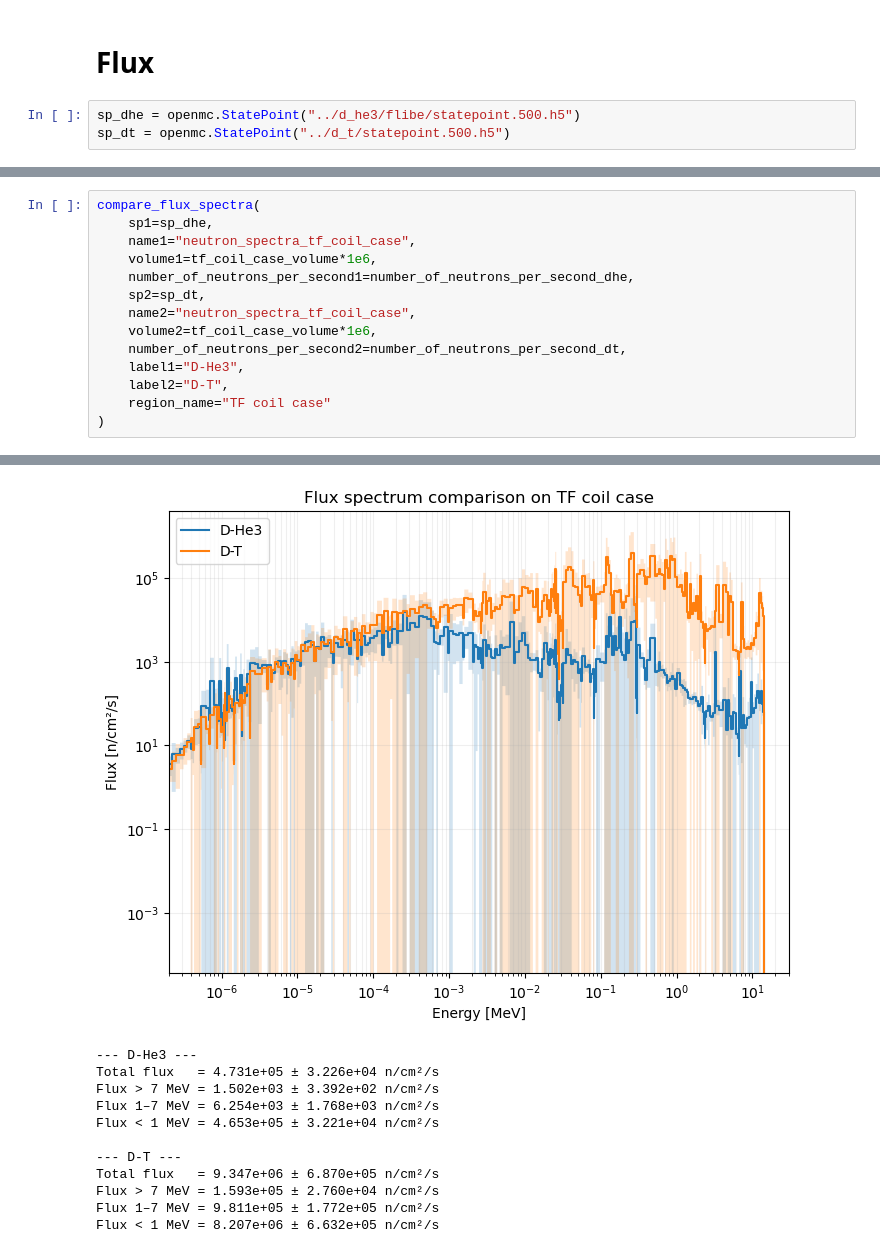
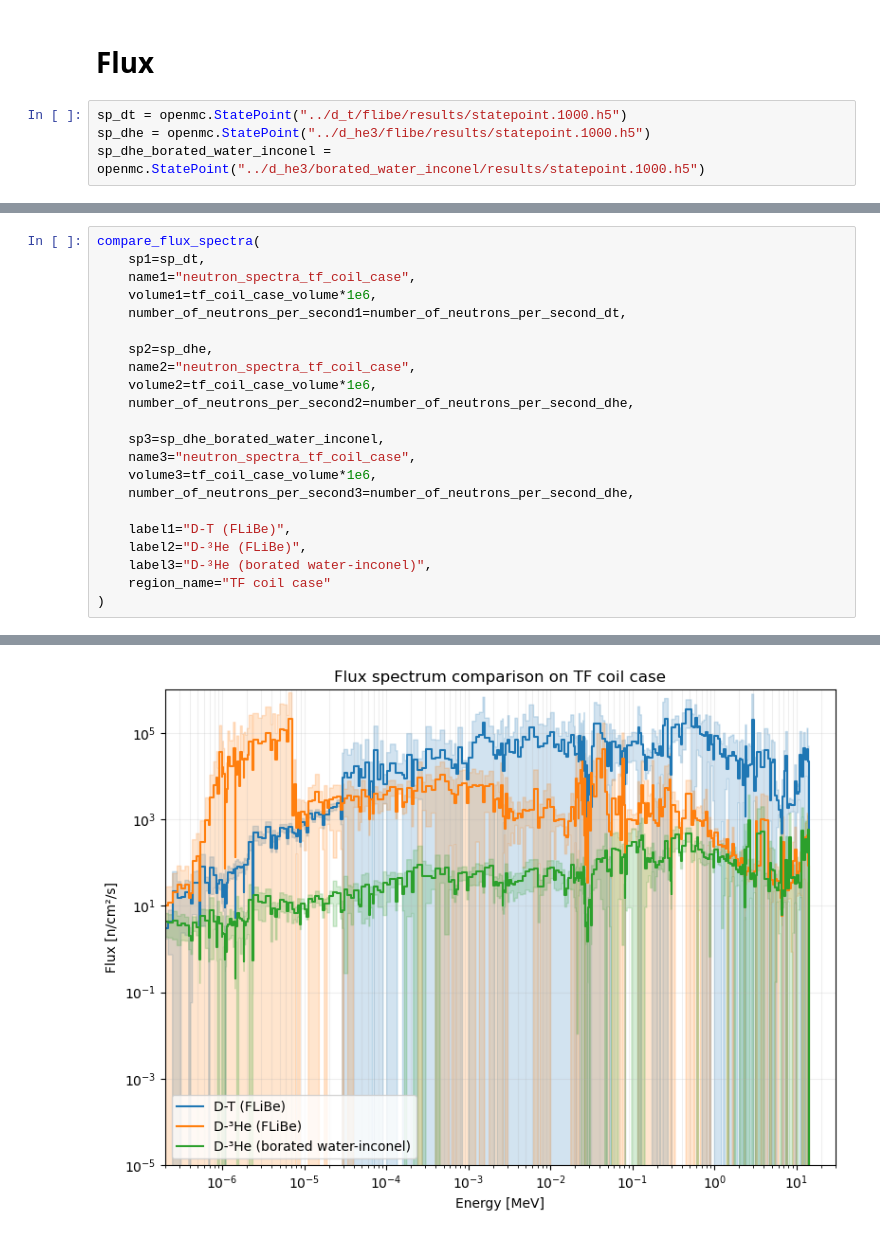
Before and after one commit to davidepettinari/fusion_fuel_concepts_explorer, a Jupyter notebook: models/comparison/dt_dhe3.ipynb, the cells around one changed output, grey strips where cells are left out. Cells and saved outputs as stored; diff of their text form.

```diff
--- a/models/comparison/dt_dhe3.ipynb
+++ b/models/comparison/dt_dhe3.ipynb
@@ -57,8 +57,9 @@ D-T: Number of neutrons per second 1.8508581069096337e+20
 # %% [markdown]
 # Flux
 # %%
-sp_dhe = openmc.StatePoint("../d_he3/flibe/statepoint.500.h5")
-sp_dt = openmc.StatePoint("../d_t/statepoint.500.h5")
+sp_dt = openmc.StatePoint("../d_t/flibe/results/statepoint.1000.h5")
+sp_dhe = openmc.StatePoint("../d_he3/flibe/results/statepoint.1000.h5")
+sp_dhe_borated_water_inconel = openmc.StatePoint("../d_he3/borated_water_inconel/results/statepoint.1000.h5")
 # %%
 def compare_flux_spectra(
     sp1, name1, volume1, number_of_neutrons_per_second1,
@@ -206,15 +240,23 @@ Flux < 1 MeV = 1.059e+07 ± 1.688e+06 n/cm²/s
 # %%
 compare_flux_spectra(
-    sp1=sp_dhe,
+    sp1=sp_dt,
     name1="neutron_spectra_tf_coil_case",
     volume1=tf_coil_case_volume*1e6,
-    number_of_neutrons_per_second1=number_of_neutrons_per_second_dhe,
-    sp2=sp_dt,
+    number_of_neutrons_per_second1=number_of_neutrons_per_second_dt,
+
+    sp2=sp_dhe,
     name2="neutron_spectra_tf_coil_case",
     volume2=tf_coil_case_volume*1e6,
-    number_of_neutrons_per_second2=number_of_neutrons_per_second_dt,
-    label1="D-He3",
-    label2="D-T",
+    number_of_neutrons_per_second2=number_of_neutrons_per_second_dhe,
+
+    sp3=sp_dhe_borated_water_inconel,
+    name3="neutron_spectra_tf_coil_case",
+    volume3=tf_coil_case_volume*1e6,
+    number_of_neutrons_per_second3=number_of_neutrons_per_second_dhe,
+
+    label1="D-T (FLiBe)",
+    label2="D-³He (FLiBe)",
+    label3="D-³He (borated water-inconel)",
     region_name="TF coil case"
 )
 # %% [output]
@@ -221,12 +280 @@ compare_flux_spectra(
-[figure, old version]
+[figure, new version]
---- D-He3 ---
-Total flux   = 4.731e+05 ± 3.226e+04 n/cm²/s
-Flux > 7 MeV = 1.502e+03 ± 3.392e+02 n/cm²/s
-Flux 1–7 MeV = 6.254e+03 ± 1.768e+03 n/cm²/s
-Flux < 1 MeV = 4.653e+05 ± 3.221e+04 n/cm²/s
-
---- D-T ---
-Total flux   = 9.347e+06 ± 6.870e+05 n/cm²/s
-Flux > 7 MeV = 1.593e+05 ± 2.760e+04 n/cm²/s
-Flux 1–7 MeV = 9.811e+05 ± 1.772e+05 n/cm²/s
-Flux < 1 MeV = 8.207e+06 ± 6.632e+05 n/cm²/s
```
Also changed, not shown: parts of 4 cells of this notebook, 20 other files.
